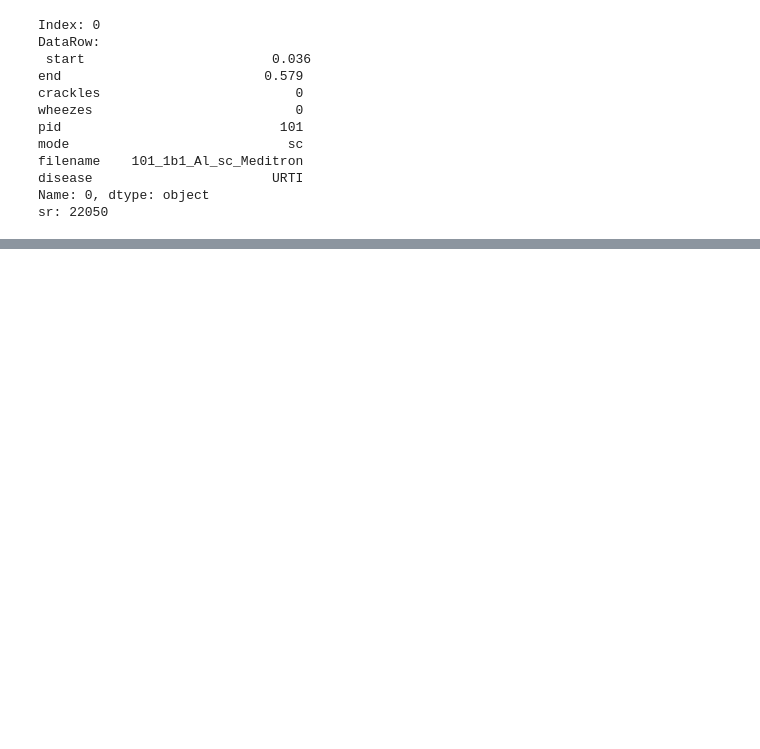
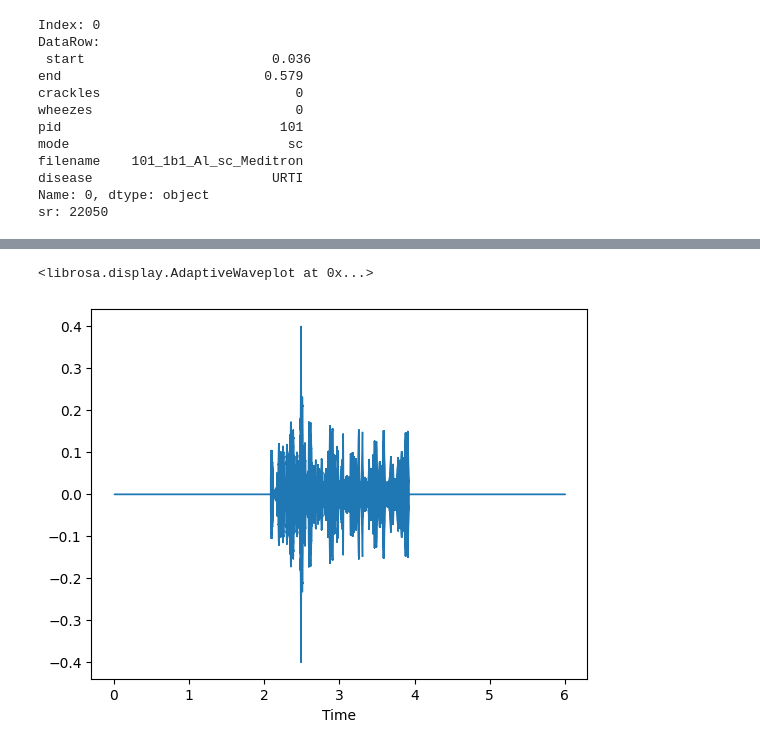
Before and after one commit to adityahbapat/Respiratory-Disorder-Classification-Based-on-Lung-Auscultation-Sounds, a Jupyter notebook: respiratory_disorder_classification.ipynb, the cells around one changed output, grey strips where cells are left out. Drawn from its saved outputs; the diff is of its cells as text; code cells hidden in the pictures; blank space fills up the shorter version.

```diff
--- a/respiratory_disorder_classification.ipynb
+++ b/respiratory_disorder_classification.ipynb
@@ -295,0 +311,6 @@ Total Files Processed:  6898
+# %%
+'''
+Loading And Playing Audio Files
+'''
+filePath = 'processed_audio_files/226_1b1_Pl_sc_LittC2SE_7.wav'
+ipd.Audio(filePath)
@@ -295,0 +319,13 @@ Total Files Processed:  6898
+# %%
+# librosa can convert stereo to mono audio
+audio1,sample_rate1 = librosa.load(filePath,  mono=True)
+# %%
+'''
+The sampling rate is the number of samples per second. Hz or Hertz is the unit of the sampling rate.
+20 kHz is the audible range for human beings.
+'''
+
+librosa.display.waveshow(audio1,sr=sample_rate1, max_points=50000, x_axis='time', offset=0)
+# %% [output]
+<librosa.display.AdaptiveWaveplot at 0x...>
+[figure, added]
```
Also changed, not shown: parts of 23 cells of this notebook.
